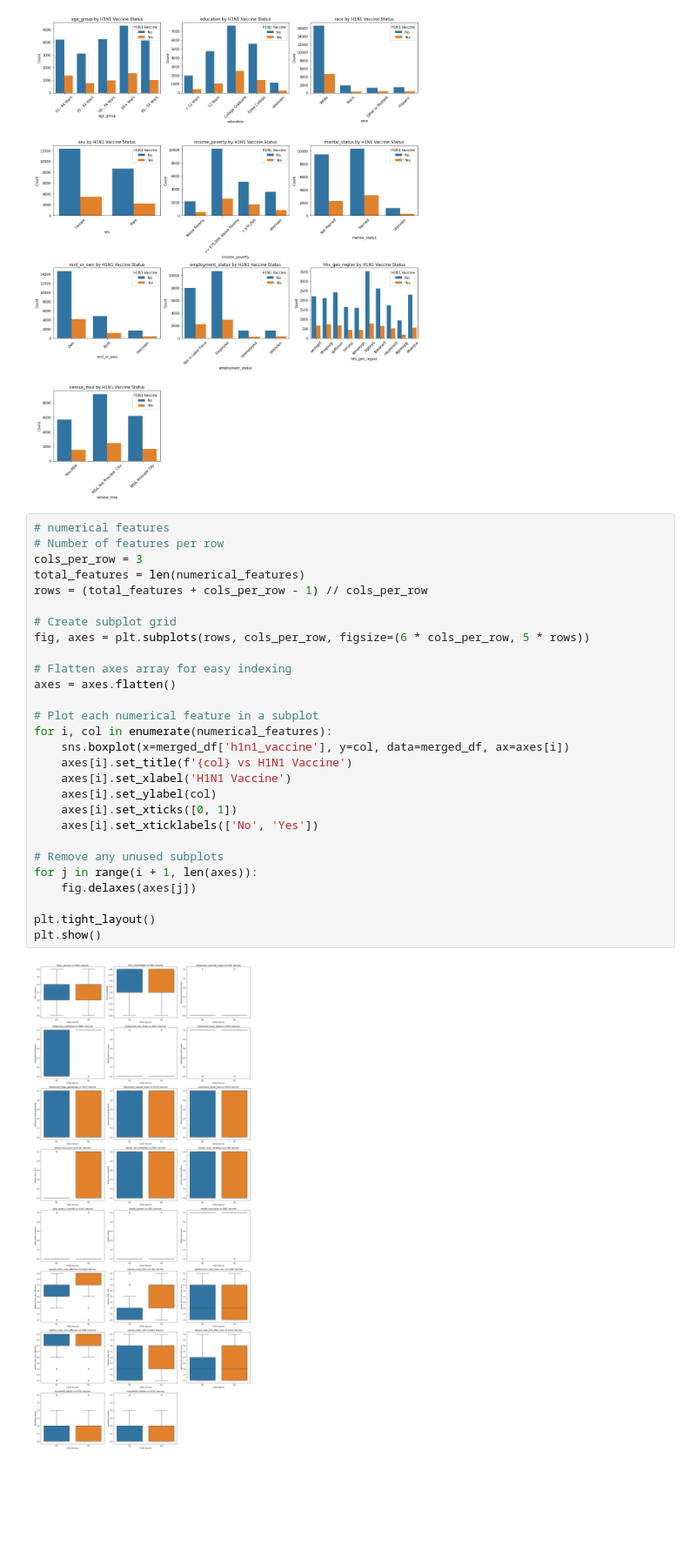
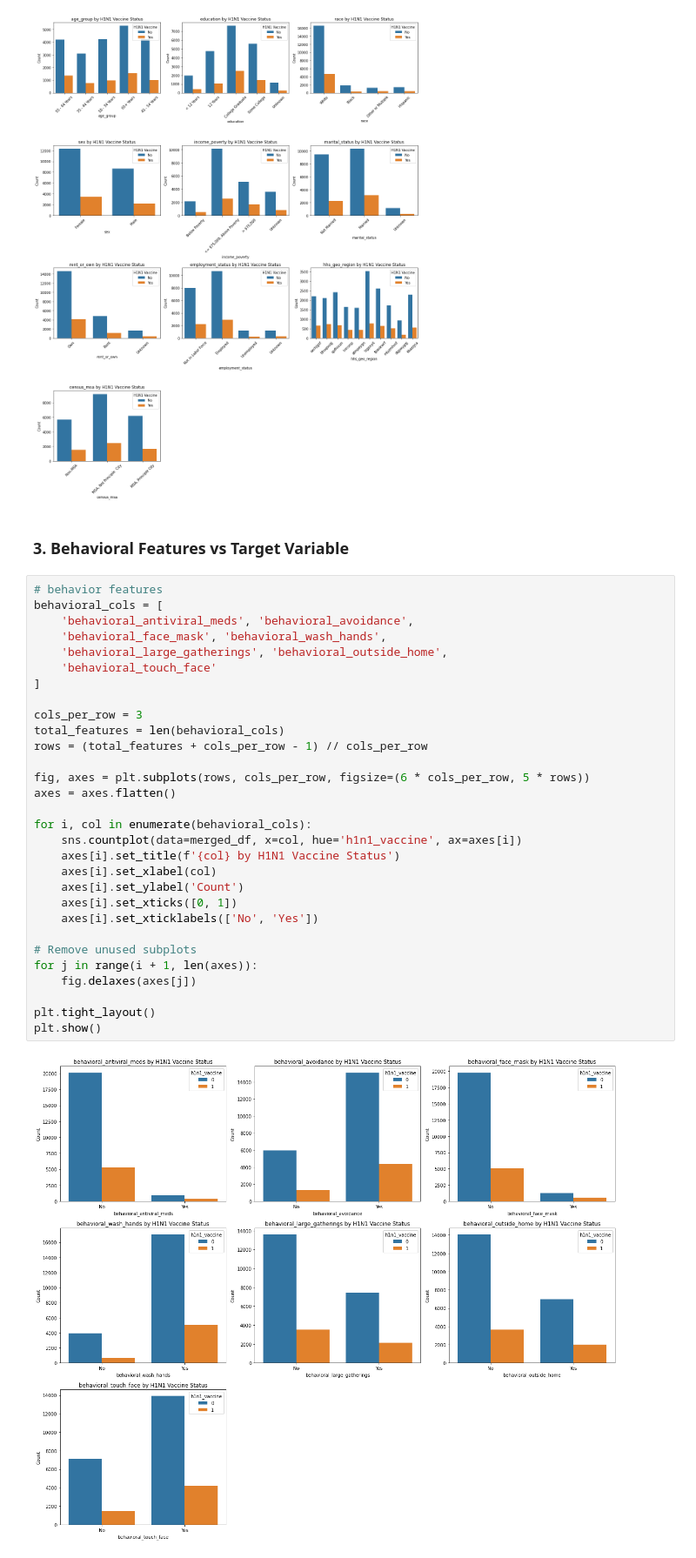
Before and after one commit to Julie-t/H1N1-and-Seasonal-Flu-Vaccines-Classification-model, a Jupyter notebook: project.ipynb, the cells around one changed output. Shown at 87% size. Drawn from its saved outputs; the diff is of its cells as text; blank space fills up the shorter version.

```diff
--- a/project.ipynb
+++ b/project.ipynb
@@ -272,33 +277,37 @@ plt.tight_layout()
 plt.show()
 # %% [output]
 [figure]
-# %%
-# numerical features
-# Number of features per row
-cols_per_row = 3
-total_features = len(numerical_features)
-rows = (total_features + cols_per_row - 1) // cols_per_row
-
-# Create subplot grid
-fig, axes = plt.subplots(rows, cols_per_row, figsize=(6 * cols_per_row, 5 * rows))
-
-# Flatten axes array for easy indexing
-axes = axes.flatten()
-
-# Plot each numerical feature in a subplot
-for i, col in enumerate(numerical_features):
-    sns.boxplot(x=merged_df['h1n1_vaccine'], y=col, data=merged_df, ax=axes[i])
-    axes[i].set_title(f'{col} vs H1N1 Vaccine')
-    axes[i].set_xlabel('H1N1 Vaccine')
-    axes[i].set_ylabel(col)
-    axes[i].set_xticks([0, 1])
-    axes[i].set_xticklabels(['No', 'Yes'])
-
-# Remove any unused subplots
-for j in range(i + 1, len(axes)):
-    fig.delaxes(axes[j])
-
-plt.tight_layout()
-plt.show()
-# %% [output]
-[figure, removed]
+# %% [markdown]
+### 3. Behavioral Features vs Target Variable
+# %%
+# behavior features
+behavioral_cols = [
+    'behavioral_antiviral_meds', 'behavioral_avoidance',
+    'behavioral_face_mask', 'behavioral_wash_hands',
+    'behavioral_large_gatherings', 'behavioral_outside_home',
+    'behavioral_touch_face'
+]
+
+cols_per_row = 3
+total_features = len(behavioral_cols)
+rows = (total_features + cols_per_row - 1) // cols_per_row
+
+fig, axes = plt.subplots(rows, cols_per_row, figsize=(6 * cols_per_row, 5 * rows))
+axes = axes.flatten()
+
+for i, col in enumerate(behavioral_cols):
+    sns.countplot(data=merged_df, x=col, hue='h1n1_vaccine', ax=axes[i])
+    axes[i].set_title(f'{col} by H1N1 Vaccine Status')
+    axes[i].set_xlabel(col)
+    axes[i].set_ylabel('Count')
+    axes[i].set_xticks([0, 1])
+    axes[i].set_xticklabels(['No', 'Yes'])
+
+# Remove unused subplots
+for j in range(i + 1, len(axes)):
+    fig.delaxes(axes[j])
+
+plt.tight_layout()
+plt.show()
+# %% [output]
+[figure, added]
```
Also changed, not shown: parts of 10 cells of this notebook.
